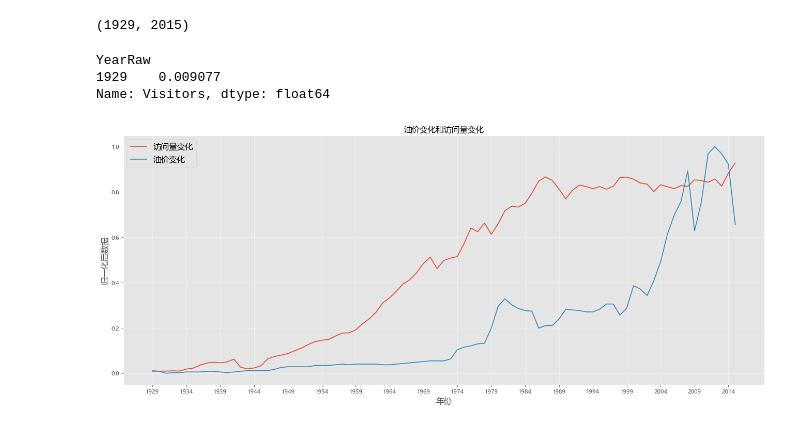
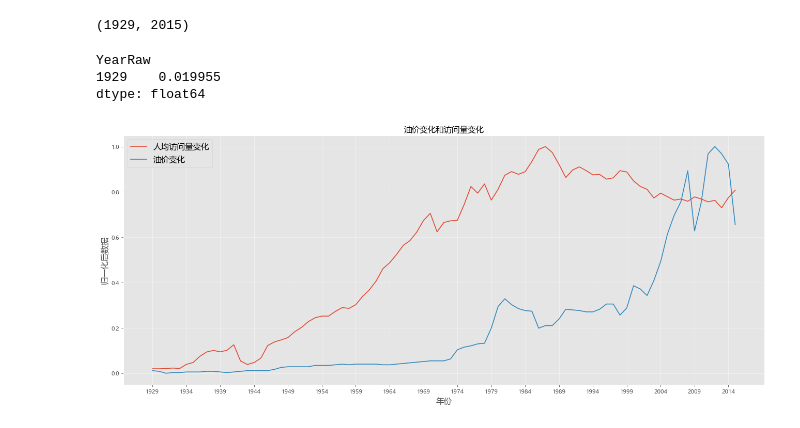
Before and after one commit to whitestarrain/python_learn, a Jupyter notebook: jupyter/homework/data-analysis/软件1803-20182825-李雨.ipynb, the cells around one changed output. Drawn from its saved outputs; the diff is of its cells as text; code cells hidden in the pictures.

```diff
--- a/jupyter/homework/data-analysis/软件1803-20182825-李雨.ipynb
+++ b/jupyter/homework/data-analysis/软件1803-20182825-李雨.ipynb
@@ -633,13 +634,13 @@ gas['year'].min(), gas['year'].max()
 # %% [output]
 (1929, 2015)
 # %%
-# 截取1929-2015的访问人次变化
-parks_v_p_x = parks_v_p.loc['1929':'2015']
-parks_v_p_x.head(1)
+# 截取1929-2015的人均访问人次变化
+per_x=per.loc['1929':'2015']
+per_x.head(1)
 # %% [output]
 YearRaw
-1929    0.009077
-Name: Visitors, dtype: float64
+1929    0.019955
+dtype: float64
 # %%
 # gas的归一化
 g_max = gas['gas_current'].max()
@@ -648,15 +649,15 @@ gas_g = (gas['gas_current']-g_min)/(g_max-g_min)
 # %%
 plt.rcParams['font.sans-serif'] = 'Microsoft YaHei'
 plt.rcParams['axes.unicode_minus'] = False
 plt.figure(num=1, figsize=(20, 8), dpi=80)
 plt.grid(alpha=0.5)
-plt.plot(range(len(parks_v_p_x)), parks_v_p_x, label='访问量变化')
+plt.plot(range(len(per_x)),per_x, label='人均访问量变化')
 plt.plot(range(len(gas_g)), gas_g, label='油价变化')
-plt.xticks(range(len(parks_v_p_x))[::5], parks_v_p_x.index[::5])
+plt.xticks(range(len(per_x.index))[::5],per_x.index[::5])
 plt.xlabel('年份', fontsize=14)
 plt.ylabel('归一化后数据', fontsize=14)
 plt.legend(fontsize=14)
 plt.title('油价变化和访问量变化', fontsize=14)
 plt.show()
 # %% [output]
-[figure, old version]
+[figure, new version]
```
Also changed, not shown: parts of 6 cells of this notebook, 15 other files.
